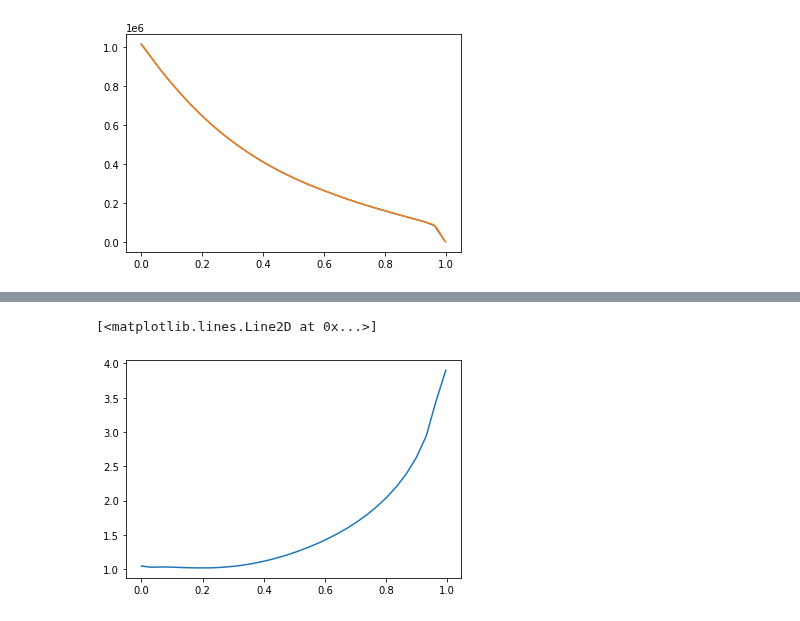
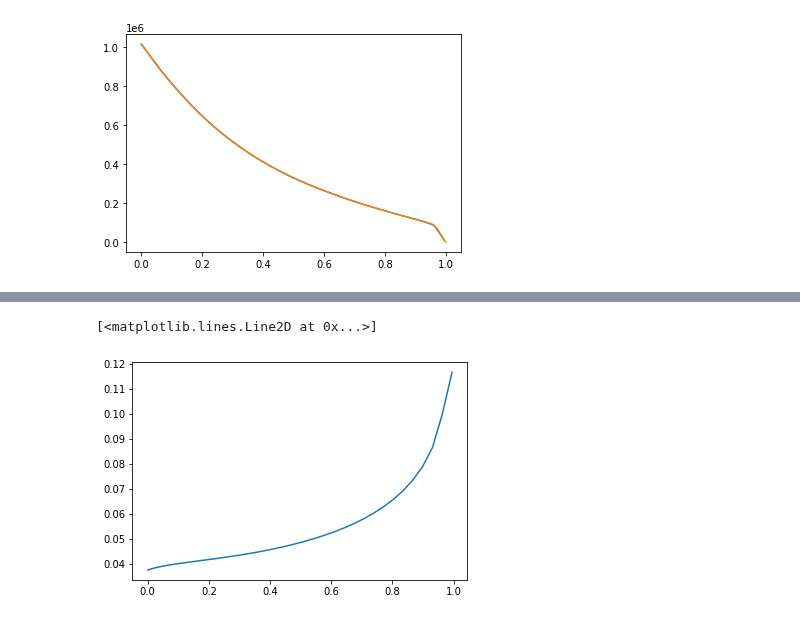
Before and after one commit to fusion-yun/fytok_old, a Jupyter notebook: examples/demo_eq.ipynb, the cells around one changed output, grey strips where cells are left out. Drawn from its saved outputs; the diff is of its cells as text; code cells hidden in the pictures.

```diff
--- a/examples/demo_eq.ipynb
+++ b/examples/demo_eq.ipynb
@@ -67,5 +45,5 @@ array([   0.        ,   -2.57305133,   -5.13693943,   -7.7054401 ,
 # %%
-plt.plot(eq.coordinate_system.psi_norm, eq.coordinate_system.q)
+plt.plot(eq.coordinate_system.psi_norm, eq.coordinate_system.gm6)
 # %% [output]
 [<matplotlib.lines.Line2D at 0x...>]
-[figure, old version]
+[figure, new version]
```
Also changed, not shown: parts of 11 cells of this notebook, 1 other file.
